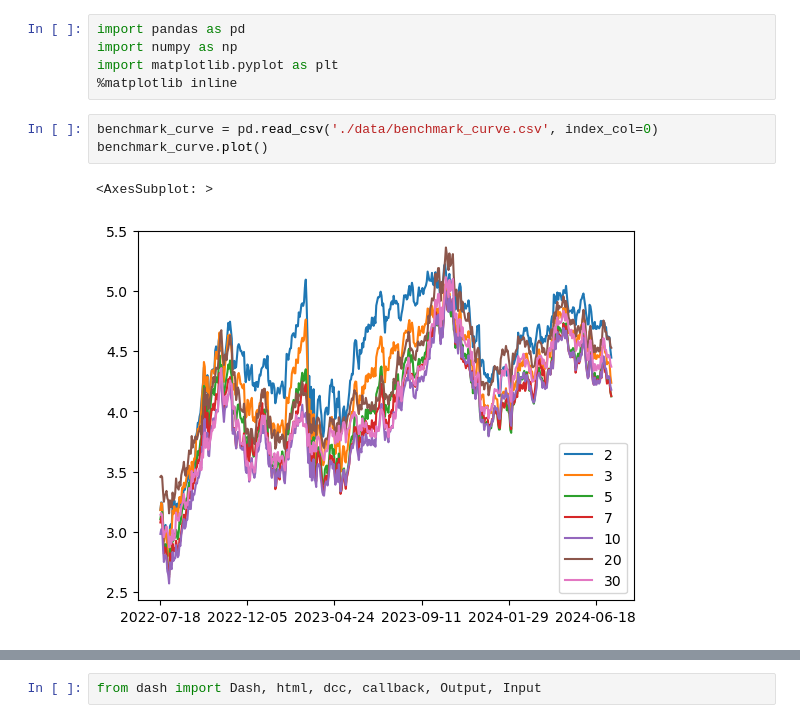
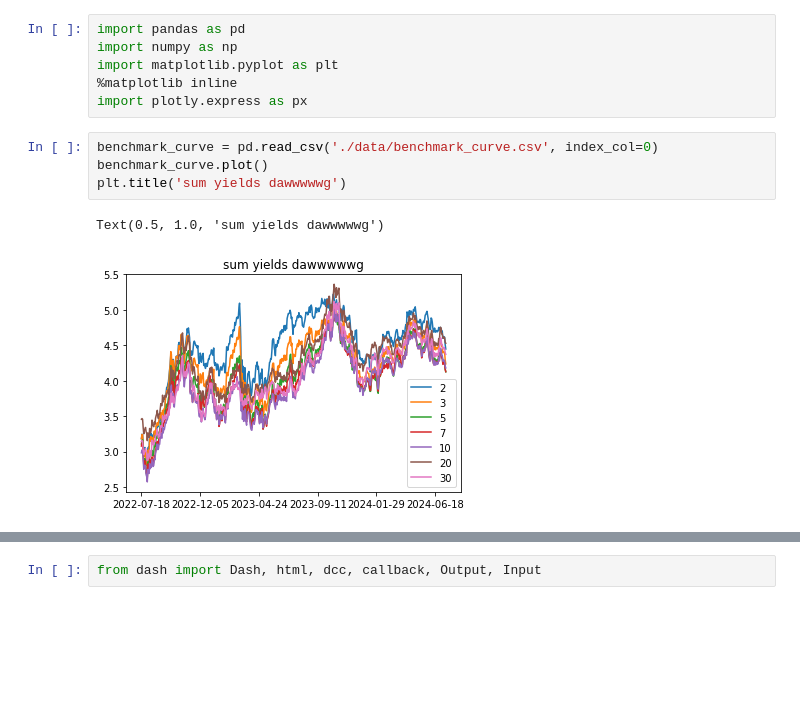
Before and after one commit to haohaom1/butterfly-rv, a Jupyter notebook: regression analysis.ipynb, the cells around one changed output, grey strips where cells are left out. Drawn from its saved outputs; the diff is of its cells as text; blank space fills up the shorter version.

```diff
--- a/regression analysis.ipynb
+++ b/regression analysis.ipynb
@@ -3,9 +3,11 @@ import pandas as pd
 import numpy as np
 import matplotlib.pyplot as plt
 %matplotlib inline
+import plotly.express as px
 # %%
 benchmark_curve = pd.read_csv('./data/benchmark_curve.csv', index_col=0)
 benchmark_curve.plot()
+plt.title('sum yields dawwwwwg')
 # %% [output]
-<AxesSubplot: >
+Text(0.5, 1.0, 'sum yields dawwwwwg')
-[figure, old version]
+[figure, new version]
```
Also changed, not shown: parts of 2 cells of this notebook, 1 other file.
